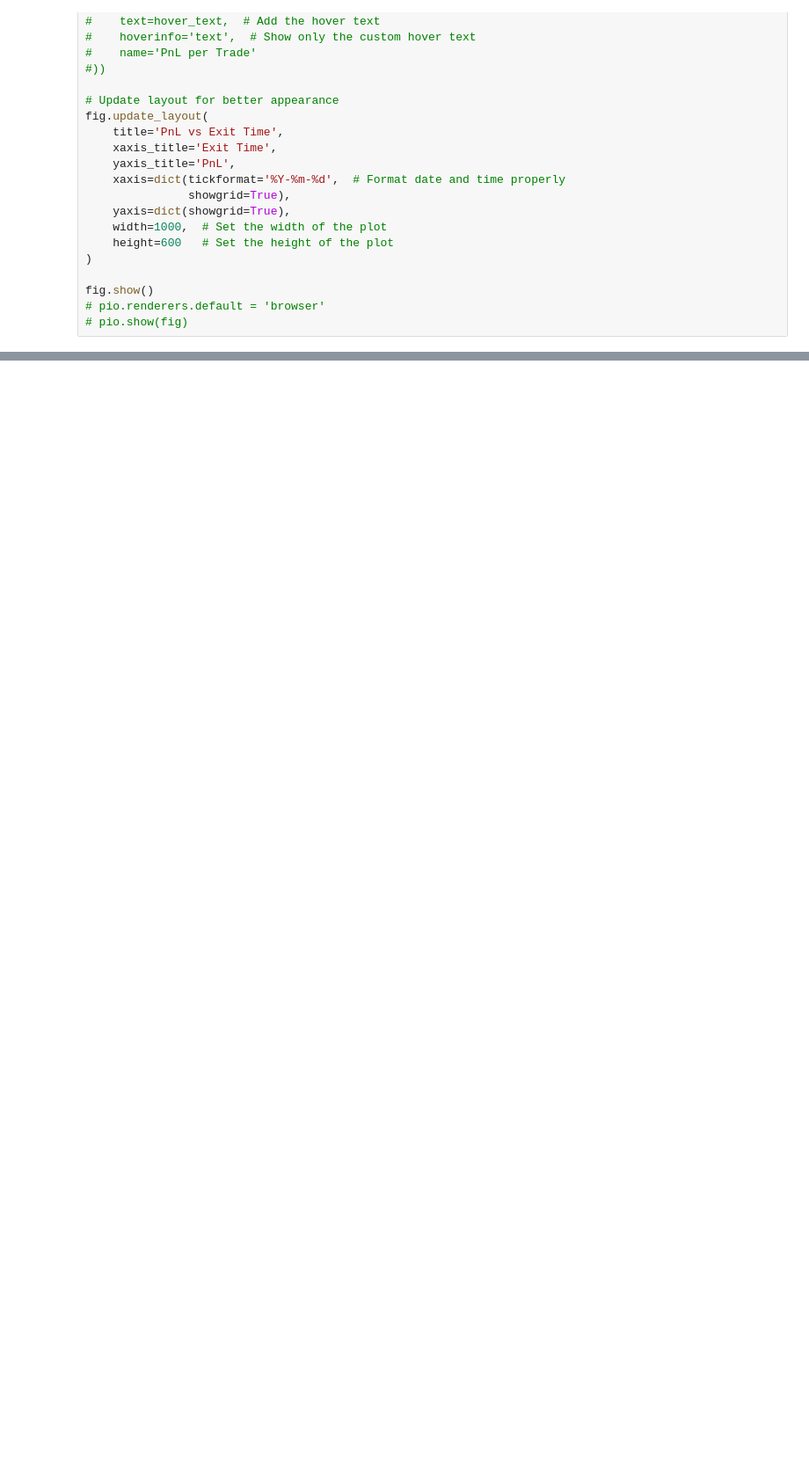
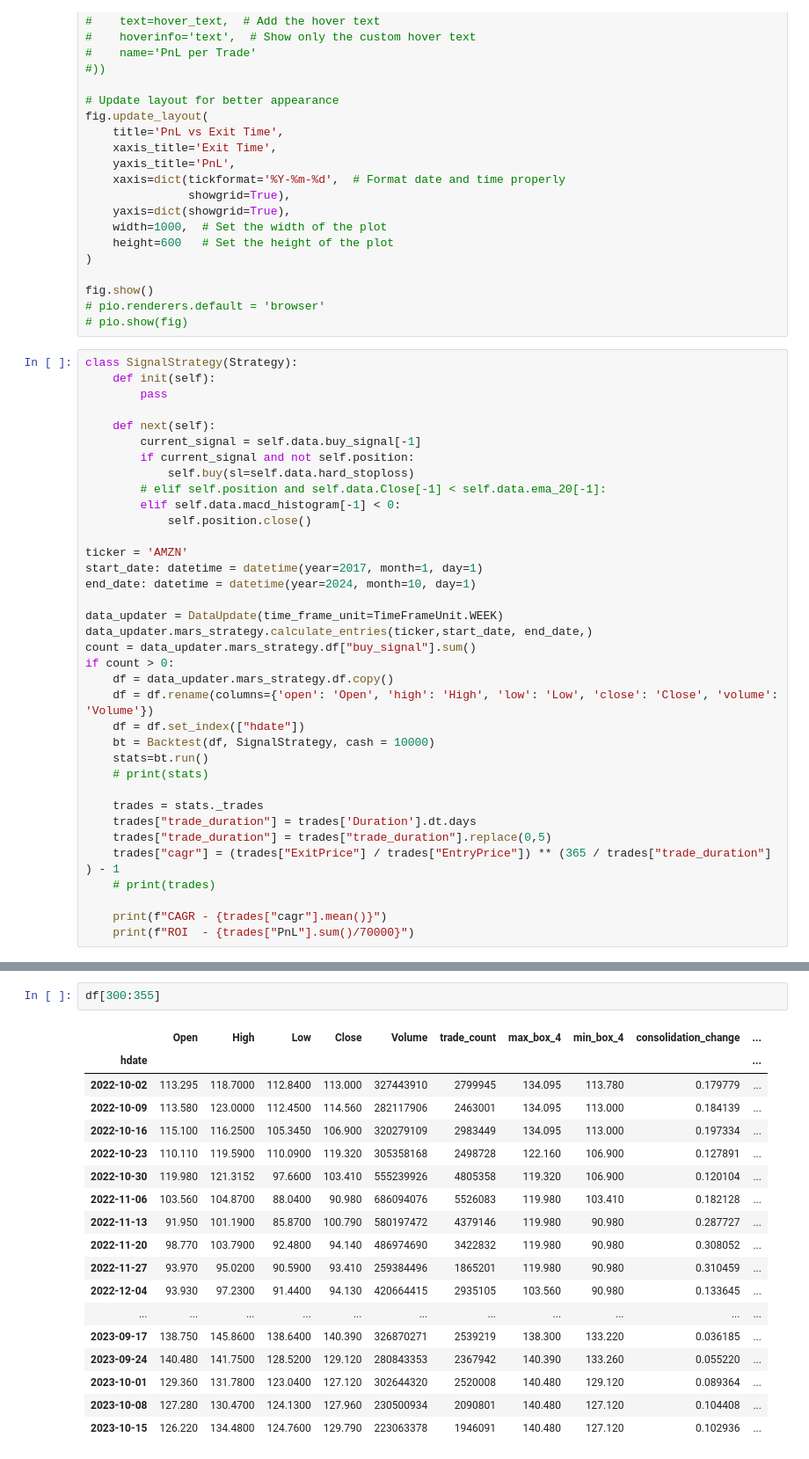
Before and after one commit to jaaknt/turtle-backtest, a Jupyter notebook: examples/backtesting.ipynb, the cells around one changed output, grey strips where cells are left out. Shown at 88% size. Cells and saved outputs as stored; diff of their text form; blank space fills up the shorter version.

Commit message:
strategy processing update

```diff
--- a/examples/backtesting.ipynb
+++ b/examples/backtesting.ipynb
@@ -191,3 +191,39 @@ fig.update_layout(
 fig.show()
 # pio.renderers.default = 'browser'
 # pio.show(fig)
+# %%
+class SignalStrategy(Strategy):
+    def init(self):
+        pass
+
+    def next(self):
+        current_signal = self.data.buy_signal[-1]
+        if current_signal and not self.position:
+            self.buy(sl=self.data.hard_stoploss)
+        # elif self.position and self.data.Close[-1] < self.data.ema_20[-1]:
+        elif self.data.macd_histogram[-1] < 0:
+            self.position.close()
+
+ticker = 'AMZN'
+start_date: datetime = datetime(year=2017, month=1, day=1)
+end_date: datetime = datetime(year=2024, month=10, day=1)
+
+data_updater = DataUpdate(time_frame_unit=TimeFrameUnit.WEEK)
+data_updater.mars_strategy.calculate_entries(ticker,start_date, end_date,)
+count = data_updater.mars_strategy.df["buy_signal"].sum()
+if count > 0:
+    df = data_updater.mars_strategy.df.copy()
+    df = df.rename(columns={'open': 'Open', 'high': 'High', 'low': 'Low', 'close': 'Close', 'volume': 'Volume'})
+    df = df.set_index(["hdate"])
+    bt = Backtest(df, SignalStrategy, cash = 10000)
+    stats=bt.run()
+    # print(stats)
+
+    trades = stats._trades
+    trades["trade_duration"] = trades['Duration'].dt.days
+    trades["trade_duration"] = trades["trade_duration"].replace(0,5)
+    trades["cagr"] = (trades["ExitPrice"] / trades["EntryPrice"]) ** (365 / trades["trade_duration"] ) - 1
+    # print(trades)
+
+    print(f"CAGR - {trades["cagr"].mean()}")
+    print(f"ROI  - {trades["PnL"].sum()/70000}")
@@ -193,0 +233,21 @@ fig.show()
+# %%
+df[300:355]
+# %% [output]
+|  | Open | High | Low | Close | Volume | trade_count | max_box_4 | min_box_4 | consolidation_change | ... |
+| hdate |  |  |  |  |  |  |  |  |  | ... |
+| 2022-10-02 | 113.295 | 118.7000 | 112.8400 | 113.000 | 327443910 | 2799945 | 134.095 | 113.780 | 0.179779 | ... |
+| 2022-10-09 | 113.580 | 123.0000 | 112.4500 | 114.560 | 282117906 | 2463001 | 134.095 | 113.000 | 0.184139 | ... |
+| 2022-10-16 | 115.100 | 116.2500 | 105.3450 | 106.900 | 320279109 | 2983449 | 134.095 | 113.000 | 0.197334 | ... |
+| 2022-10-23 | 110.110 | 119.5900 | 110.0900 | 119.320 | 305358168 | 2498728 | 122.160 | 106.900 | 0.127891 | ... |
+| 2022-10-30 | 119.980 | 121.3152 | 97.6600 | 103.410 | 555239926 | 4805358 | 119.320 | 106.900 | 0.120104 | ... |
+| 2022-11-06 | 103.560 | 104.8700 | 88.0400 | 90.980 | 686094076 | 5526083 | 119.980 | 103.410 | 0.182128 | ... |
+| 2022-11-13 | 91.950 | 101.1900 | 85.8700 | 100.790 | 580197472 | 4379146 | 119.980 | 90.980 | 0.287727 | ... |
+| 2022-11-20 | 98.770 | 103.7900 | 92.4800 | 94.140 | 486974690 | 3422832 | 119.980 | 90.980 | 0.308052 | ... |
+| 2022-11-27 | 93.970 | 95.0200 | 90.5900 | 93.410 | 259384496 | 1865201 | 119.980 | 90.980 | 0.310459 | ... |
+| 2022-12-04 | 93.930 | 97.2300 | 91.4400 | 94.130 | 420664415 | 2935105 | 103.560 | 90.980 | 0.133645 | ... |
+| ... | ... | ... | ... | ... | ... | ... | ... | ... | ... | ... |
+| 2023-09-17 | 138.750 | 145.8600 | 138.6400 | 140.390 | 326870271 | 2539219 | 138.300 | 133.220 | 0.036185 | ... |
+| 2023-09-24 | 140.480 | 141.7500 | 128.5200 | 129.120 | 280843353 | 2367942 | 140.390 | 133.260 | 0.055220 | ... |
+| 2023-10-01 | 129.360 | 131.7800 | 123.0400 | 127.120 | 302644320 | 2520008 | 140.480 | 129.120 | 0.089364 | ... |
+| 2023-10-08 | 127.280 | 130.4700 | 124.1300 | 127.960 | 230500934 | 2090801 | 140.480 | 127.120 | 0.104408 | ... |
+| 2023-10-15 | 126.220 | 134.4800 | 124.7600 | 129.790 | 223063378 | 1946091 | 140.480 | 127.120 | 0.102936 | ... |
```
Also changed, not shown: parts of 4 cells of this notebook, 5 other files.
